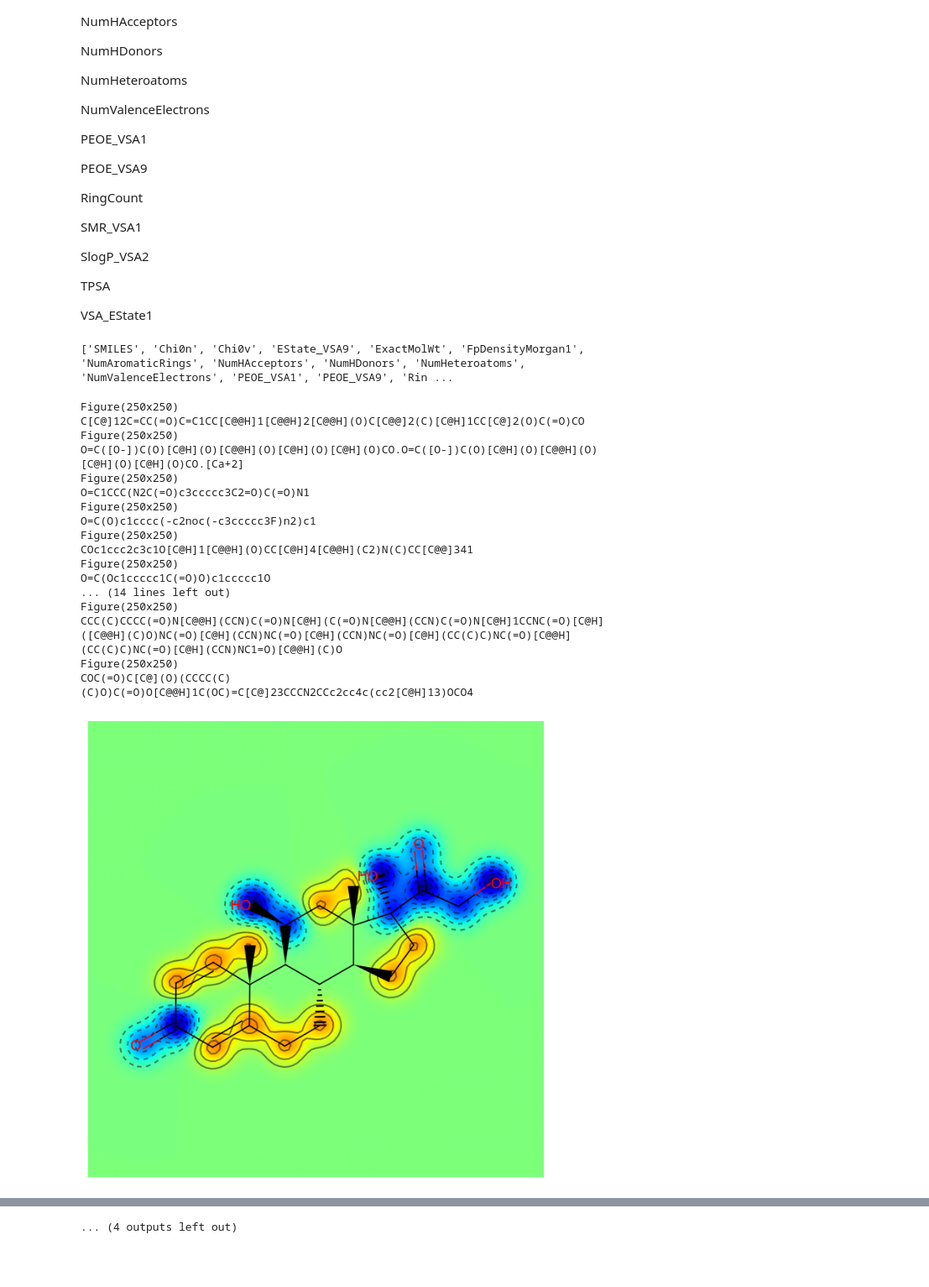
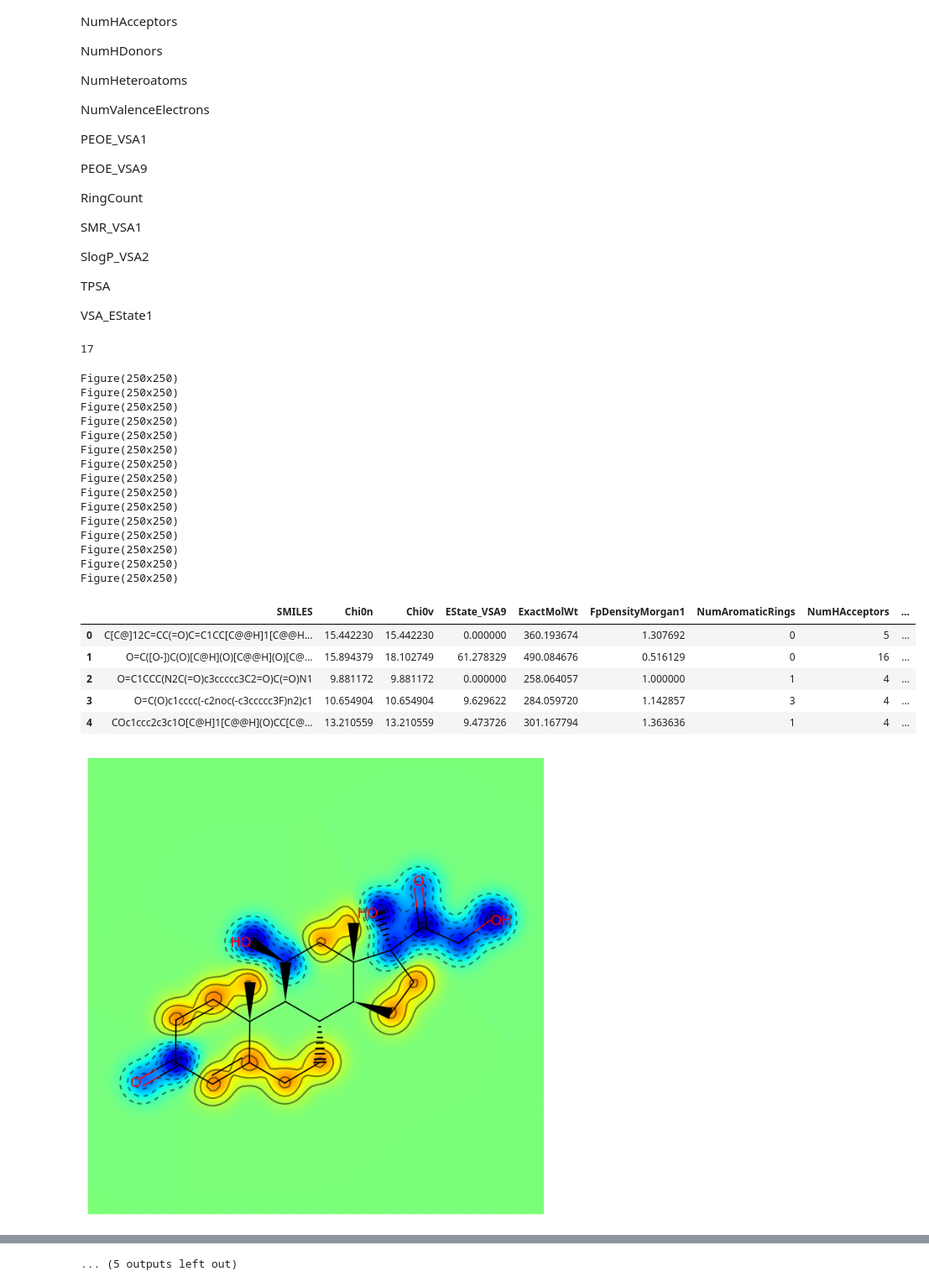
Before and after one commit to dobrotvorn/DataCon23, a Jupyter notebook: Mini_task2.ipynb, the cells around one changed output, grey strips where cells are left out. Shown at 84% size. Drawn from its saved outputs; the diff is of its cells as text; code cells hidden in the pictures; blank space fills up the shorter version.

```diff
--- a/Mini_task2.ipynb
+++ b/Mini_task2.ipynb
@@ -137,42 +137,54 @@ VSA_EState1
 # Записываем нужные дескрипторы
 with open('descript.txt', 'r') as file:
     desc = [mol.replace('\n', '') for mol in file]
-desc.insert(0, 'SMILES')
+print(len(desc))
 # %% [output]
-['SMILES', 'Chi0n', 'Chi0v', 'EState_VSA9', 'ExactMolWt', 'FpDensityMorgan1', 'NumAromaticRings', 'NumHAcceptors', 'NumHDonors', 'NumHeteroatoms', 'NumValenceElectrons', 'PEOE_VSA1', 'PEOE_VSA9', 'Rin ...
+17
 # %%
-# Создаём ДС и переменные
-data_base2 = pd.DataFrame()
+mols = []
+smiles = []
 
 #Распаковка zip-файла + немного балуюсь с картинками
 with ZipFile("sdf_zip.zip", "r") as myzip:
     myzip.extractall()
     for item in myzip.namelist():
         if item.endswith('sdf'):
           mol = Chem.MolFromMolFile(f'{item}')
           contribs = rdMolDescriptors._CalcCrippenContribs(mol)
           fig = SimilarityMaps.GetSimilarityMapFromWeights(mol,[x for x,y in contribs], colorMap='jet', contourLines=10)
           print(fig)
-          smile = Chem.MolToSmiles(mol)
-          vals = Descriptors.CalcMolDescriptors(mol)
+          smiles.append(Chem.MolToSmiles(mol))
+          #vals = Descriptors.CalcMolDescriptors(mol)
+          mols.append(mol)
+val = Descriptors.CalcMolDescriptors(mol)
+descrs = [[Descriptors.CalcMolDescriptors(mol)[i] for i in desc] for mol in mols]
+data_base2 = pd.DataFrame(descrs)
+data_base2.columns = desc
+data_base2.insert(loc=0, column="SMILES", value=smiles)
+data_base2.to_csv('data_base2.csv')
+data_base2.head()
 # %% [output]
 Figure(250x250)
-C[C@]12C=CC(=O)C=C1CC[C@@H]1[C@@H]2[C@@H](O)C[C@@]2(C)[C@H]1CC[C@]2(O)C(=O)CO
 Figure(250x250)
-O=C([O-])C(O)[C@H](O)[C@@H](O)[C@H](O)[C@H](O)CO.O=C([O-])C(O)[C@H](O)[C@@H](O)[C@H](O)[C@H](O)CO.[Ca+2]
 Figure(250x250)
-O=C1CCC(N2C(=O)c3ccccc3C2=O)C(=O)N1
 Figure(250x250)
-O=C(O)c1cccc(-c2noc(-c3ccccc3F)n2)c1
 Figure(250x250)
-COc1ccc2c3c1O[C@H]1[C@@H](O)CC[C@H]4[C@@H](C2)N(C)CC[C@@]341
 Figure(250x250)
-O=C(Oc1ccccc1C(=O)O)c1ccccc1O
-... (14 lines left out)
 Figure(250x250)
-CCC(C)CCCC(=O)N[C@@H](CCN)C(=O)N[C@H](C(=O)N[C@@H](CCN)C(=O)N[C@H]1CCNC(=O)[C@H]([C@@H](C)O)NC(=O)[C@H](CCN)NC(=O)[C@H](CCN)NC(=O)[C@H](CC(C)C)NC(=O)[C@@H](CC(C)C)NC(=O)[C@H](CCN)NC1=O)[C@@H](C)O
 Figure(250x250)
-COC(=O)C[C@](O)(CCCC(C)(C)O)C(=O)O[C@@H]1C(OC)=C[C@]23CCCN2CCc2cc4c(cc2[C@H]13)OCO4
+Figure(250x250)
+Figure(250x250)
+Figure(250x250)
+Figure(250x250)
+Figure(250x250)
+Figure(250x250)
+Figure(250x250)
+|  | SMILES | Chi0n | Chi0v | EState_VSA9 | ExactMolWt | FpDensityMorgan1 | NumAromaticRings | NumHAcceptors | ... |
+| 0 | C[C@]12C=CC(=O)C=C1CC[C@@H]1[C@@H... | 15.442230 | 15.442230 | 0.000000 | 360.193674 | 1.307692 | 0 | 5 | ... |
+| 1 | O=C([O-])C(O)[C@H](O)[C@@H](O)[C@... | 15.894379 | 18.102749 | 61.278329 | 490.084676 | 0.516129 | 0 | 16 | ... |
+| 2 | O=C1CCC(N2C(=O)c3ccccc3C2=O)C(=O)N1 | 9.881172 | 9.881172 | 0.000000 | 258.064057 | 1.000000 | 1 | 4 | ... |
+| 3 | O=C(O)c1cccc(-c2noc(-c3ccccc3F)n2)c1 | 10.654904 | 10.654904 | 9.629622 | 284.059720 | 1.142857 | 3 | 4 | ... |
+| 4 | COc1ccc2c3c1O[C@H]1[C@@H](O)CC[C@... | 13.210559 | 13.210559 | 9.473726 | 301.167794 | 1.363636 | 1 | 4 | ... |
 [figure]
 [figure]
 [figure]
@@ -187 +198 @@ COC(=O)C[C@](O)(CCCC(C)(C)O)C(=O)O[C@@H]1C(OC)=C[C@]23CCCN2CCc2cc4c(cc2[C@H]13)O
-... (4 outputs left out)
+... (5 outputs left out)
```
Also changed, not shown: parts of 1 cell of this notebook.
